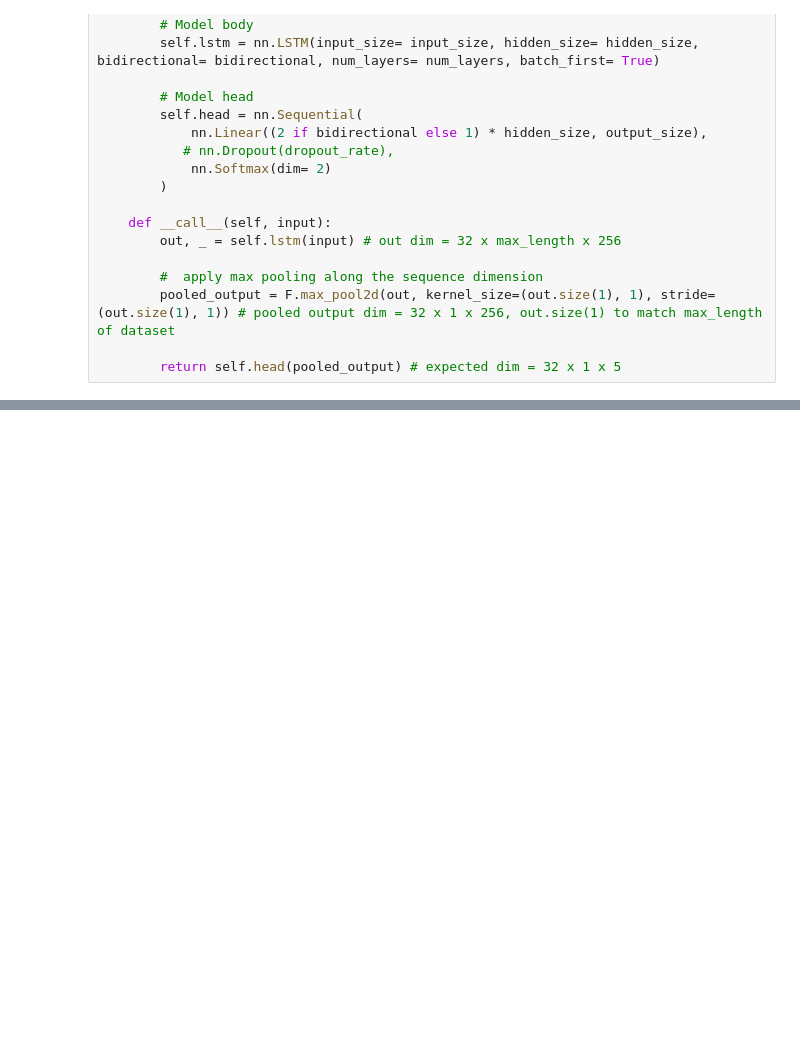
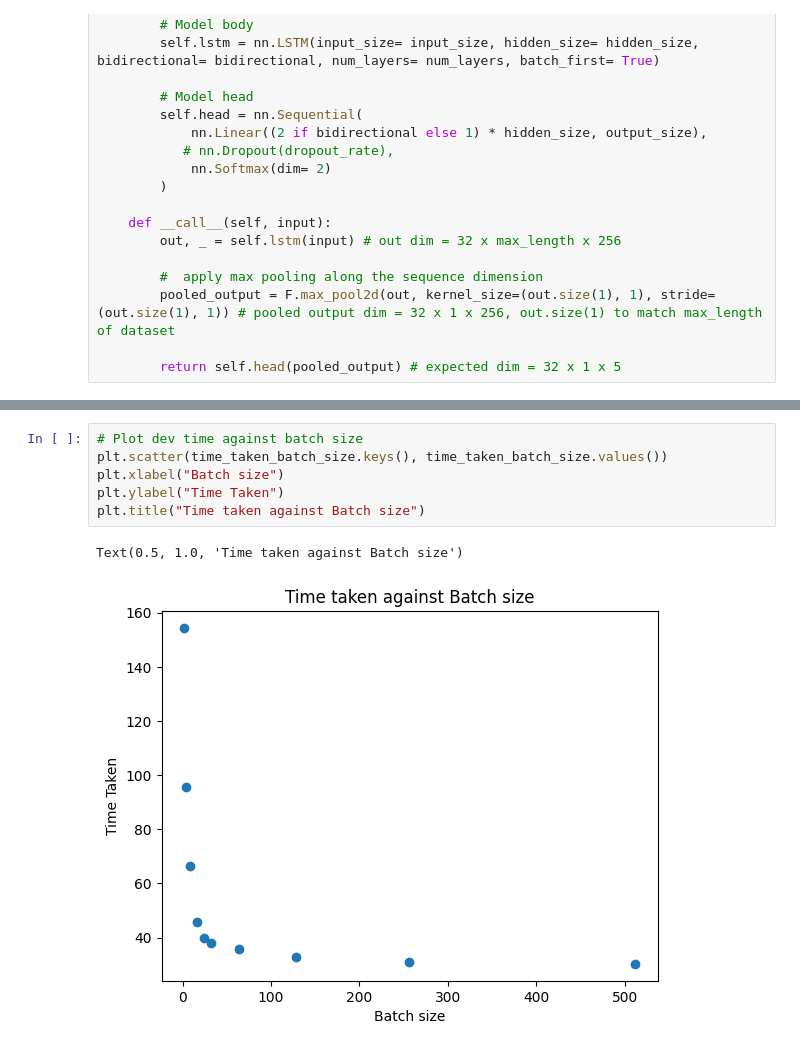
Before and after one commit to gtengwei/CZ4045-NLP-Group-8, a Jupyter notebook: Part 2/Part_2_LSTM_model.ipynb, the cells around one changed output, grey strips where cells are left out. Drawn from its saved outputs; the diff is of its cells as text; blank space fills up the shorter version.

```diff
--- a/Part 2/Part_2_LSTM_model.ipynb
+++ b/Part 2/Part_2_LSTM_model.ipynb
@@ -373,0 +404,9 @@ plt.legend()
+# %%
+# Plot dev time against batch size
+plt.scatter(time_taken_batch_size.keys(), time_taken_batch_size.values())
+plt.xlabel("Batch size")
+plt.ylabel("Time Taken")
+plt.title("Time taken against Batch size")
+# %% [output]
+Text(0.5, 1.0, 'Time taken against Batch size')
+[figure, added]
```
Also changed, not shown: parts of 10 cells of this notebook.
